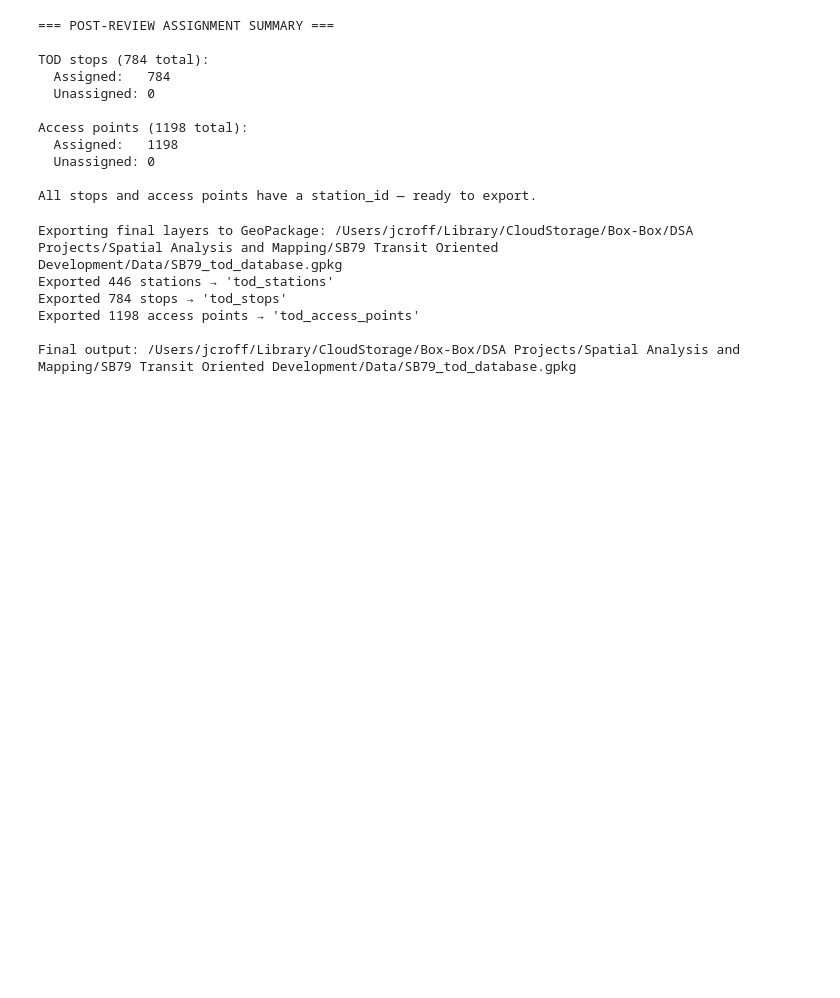
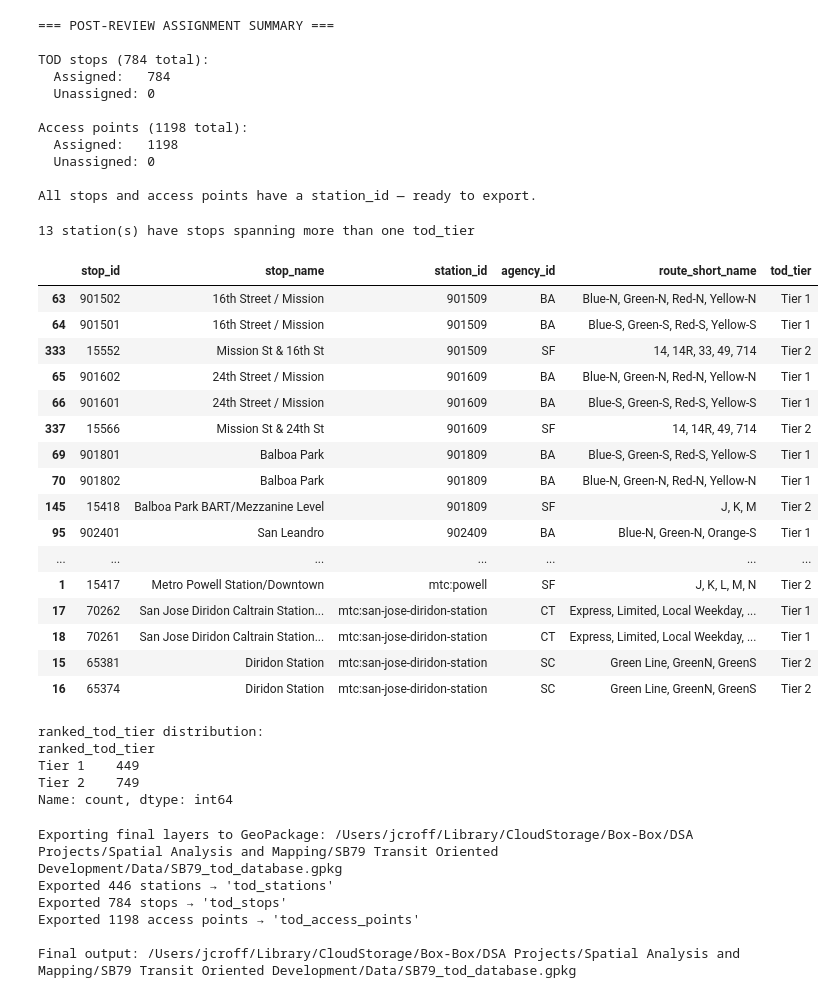
Before and after one commit to BayAreaMetro/Spatial-Analysis-Mapping-Projects, a Jupyter notebook: Project-Documentation/SB79-Transit-Oriented-Development-Upzoning/3_tod_station_assignment_reintegration.ipynb, the cells around one changed output. Drawn from its saved outputs; the diff is of its cells as text; code cells hidden in the pictures; blank space fills up the shorter version.

```diff
--- a/Project-Documentation/SB79-Transit-Oriented-Development-Upzoning/3_tod_station_assignment_reintegration.ipynb
+++ b/Project-Documentation/SB79-Transit-Oriented-Development-Upzoning/3_tod_station_assignment_reintegration.ipynb
@@ -174,6 +174,85 @@ Access points (1198 total):
   Unassigned: 0
 
 All stops and access points have a station_id — ready to export.
+# %%
+# Identify stations whose stops span more than one tod_tier.
+# Informational only — not a blocker. Access points that serve both Tier 1
+# and Tier 2 stops will have ranked_tod_tier = 'Tier 1' after precedence is applied.
+
+tiers_per_station = stops_final.groupby("station_id")["tod_tier"].nunique()
+multi_tier_station_ids = tiers_per_station[tiers_per_station > 1].index
+
+print(f"{len(multi_tier_station_ids):,} station(s) have stops spanning more than one tod_tier")
+
+if len(multi_tier_station_ids) > 0:
+    display_cols = ["stop_id", "stop_name", "station_id", "agency_id", "route_short_name", "tod_tier"]
+    display(
+        stops_final[stops_final["station_id"].isin(multi_tier_station_ids)][display_cols]
+        .sort_values(["station_id", "tod_tier"])
+    )
+# %% [output]
+13 station(s) have stops spanning more than one tod_tier
+|  | stop_id | stop_name | station_id | agency_id | route_short_name | tod_tier |
+| 63 | 901502 | 16th Street / Mission | 901509 | BA | Blue-N, Green-N, Red-N, Yellow-N | Tier 1 |
+| 64 | 901501 | 16th Street / Mission | 901509 | BA | Blue-S, Green-S, Red-S, Yellow-S | Tier 1 |
+| 333 | 15552 | Mission St & 16th St | 901509 | SF | 14, 14R, 33, 49, 714 | Tier 2 |
+| 65 | 901602 | 24th Street / Mission | 901609 | BA | Blue-N, Green-N, Red-N, Yellow-N | Tier 1 |
+| 66 | 901601 | 24th Street / Mission | 901609 | BA | Blue-S, Green-S, Red-S, Yellow-S | Tier 1 |
+| 337 | 15566 | Mission St & 24th St | 901609 | SF | 14, 14R, 49, 714 | Tier 2 |
+| 69 | 901801 | Balboa Park | 901809 | BA | Blue-S, Green-S, Red-S, Yellow-S | Tier 1 |
+| 70 | 901802 | Balboa Park | 901809 | BA | Blue-N, Green-N, Red-N, Yellow-N | Tier 1 |
+| 145 | 15418 | Balboa Park BART/Mezzanine Level | 901809 | SF | J, K, M | Tier 2 |
+| 95 | 902401 | San Leandro | 902409 | BA | Blue-N, Green-N, Orange-S | Tier 1 |
+| ... | ... | ... | ... | ... | ... | ... |
+| 1 | 15417 | Metro Powell Station/Downtown | mtc:powell | SF | J, K, L, M, N | Tier 2 |
+| 17 | 70262 | San Jose Diridon Caltrain Station... | mtc:san-jose-diridon-station | CT | Express, Limited, Local Weekday, ... | Tier 1 |
+| 18 | 70261 | San Jose Diridon Caltrain Station... | mtc:san-jose-diridon-station | CT | Express, Limited, Local Weekday, ... | Tier 1 |
+| 15 | 65381 | Diridon Station | mtc:san-jose-diridon-station | SC | Green Line, GreenN, GreenS | Tier 2 |
+| 16 | 65374 | Diridon Station | mtc:san-jose-diridon-station | SC | Green Line, GreenN, GreenS | Tier 2 |
+# %%
+# Derive ranked_tod_tier for each access point.
+#
+# Access points inherit tier from their parent station's stops. Because a station
+# can serve stops of both Tier 1 and Tier 2 (e.g. a BART/Muni co-located station),
+# we apply tier precedence — Tier 1 > Tier 2 — to assign a single ranked tier to
+# each station, then join that value onto every access point for that station.
+#
+# ranked_tod_tier signals to end users that:
+#   (a) tier is a stop-level attribute that has been ranked up to the access point, and
+#   (b) an access point may represent stops of multiple tiers.
+
+TIER_ORDER = ["Tier 1", "Tier 2"]
+
+station_tier_lookup = (
+    stops_final[["station_id", "tod_tier"]]
+    .assign(tod_tier=pd.Categorical(stops_final["tod_tier"], categories=TIER_ORDER, ordered=True))
+    .sort_values(["station_id", "tod_tier"])
+    .drop_duplicates(subset="station_id", keep="first")
+    .rename(columns={"tod_tier": "ranked_tod_tier"})
+)
+station_tier_lookup["ranked_tod_tier"] = station_tier_lookup["ranked_tod_tier"].astype(str)
+
+access_pts_final = access_pts_final.merge(
+    station_tier_lookup[["station_id", "ranked_tod_tier"]],
+    on="station_id",
+    how="left",
+)
+
+n_null = access_pts_final["ranked_tod_tier"].isna().sum()
+if n_null > 0:
+    raise ValueError(
+        f"{n_null} access point(s) have no ranked_tod_tier — "
+        "ensure all access points have a valid station_id with at least one associated stop."
+    )
+
+print("ranked_tod_tier distribution:")
+print(access_pts_final["ranked_tod_tier"].value_counts().sort_index())
+# %% [output]
+ranked_tod_tier distribution:
+ranked_tod_tier
+Tier 1    449
+Tier 2    749
+Name: count, dtype: int64
 # %%
 # update final layer schemas and export to GeoPackage
 stations_final_cols = ["station_id", "station_name", "location_type", "manually_added", "geometry"]
```
Also changed, not shown: parts of 1 cell of this notebook, 3 other files.
